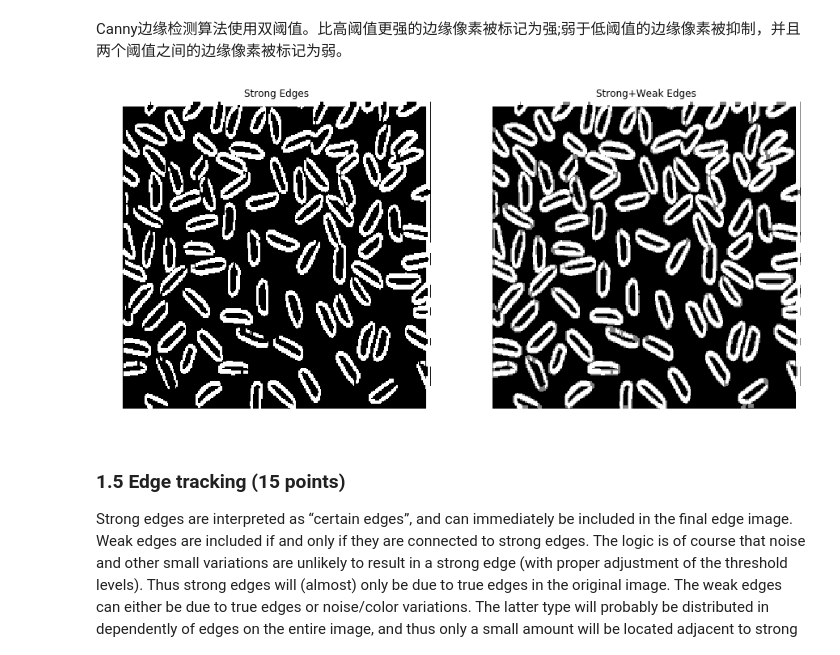
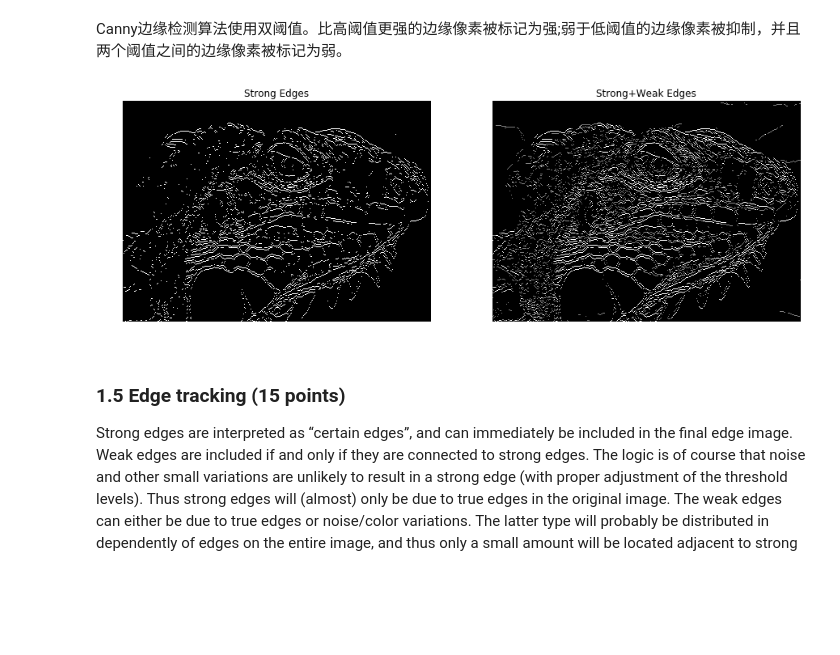
Before and after one commit to sunshiding/CS131, a Jupyter notebook: Homework2/hw2.ipynb, the cells around one changed output. Saved outputs shown, nothing was run; the diff lists cells and outputs as text; code cells hidden in the pictures; blank space fills up the shorter version.

```diff
--- a/Homework2/hw2.ipynb
+++ b/Homework2/hw2.ipynb
@@ -52,11 +55,11 @@ if not np.allclose(kernel, kernel_test):
     print('Incorrect values! Please check your implementation.')
 # %%
 # Test with different kernel_size and sigma
-kernel_size = 5
-sigma = 1.4
+kernel_size = 3
+sigma = 1
 
 # Load image
-img = io.imread('rice.png', as_grey=True)
+img = io.imread('iguana.png', as_grey=True)
 
 # Define 5x5 Gaussian kernel with std = sigma
 kernel = gaussian_kernel(kernel_size, sigma)
@@ -271,28 +276,28 @@ Canny边缘检测算法使用双阈值。比高阈值更强的边缘像素被标
 # %%
 from edge import double_thresholding
 
-low_threshold = 0.04
-high_threshold = 0.06
+low_threshold = 0.03
+high_threshold = 0.05
 
 strong_edges, weak_edges = double_thresholding(nms, high_threshold, low_threshold)
 
 assert(np.sum(np.bitwise_and(strong_edges,weak_edges)) == 0)
 
 edges=strong_edges * 1.0 + weak_edges * 0.5
 
 plt.subplot(1,2,1)
 plt.imshow(strong_edges)
 plt.title('Strong Edges')
 plt.axis('off')
 
 plt.subplot(1,2,2)
 plt.imshow(edges)
 plt.title('Strong+Weak Edges')
 plt.axis('off')
 
 plt.show()
 # %% [output]
-[figure, old version]
+[figure, new version]
 # %% [markdown]
 ### 1.5 Edge tracking (15 points)
 
```
Also changed, not shown: parts of 12 cells of this notebook, 1 other file.
